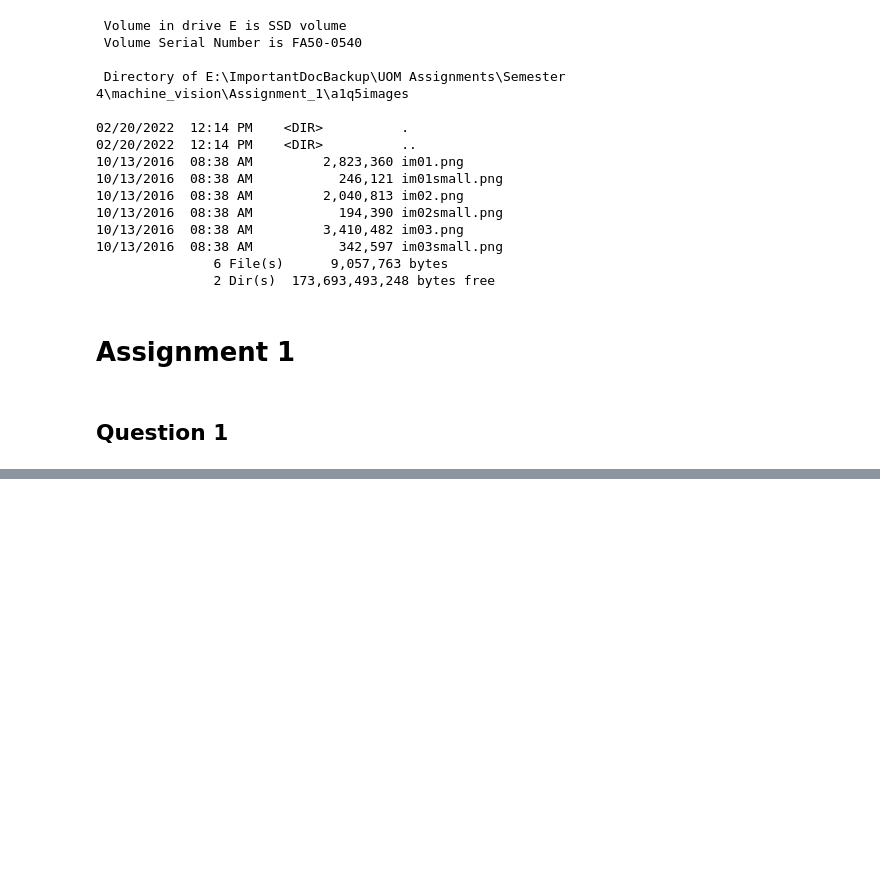
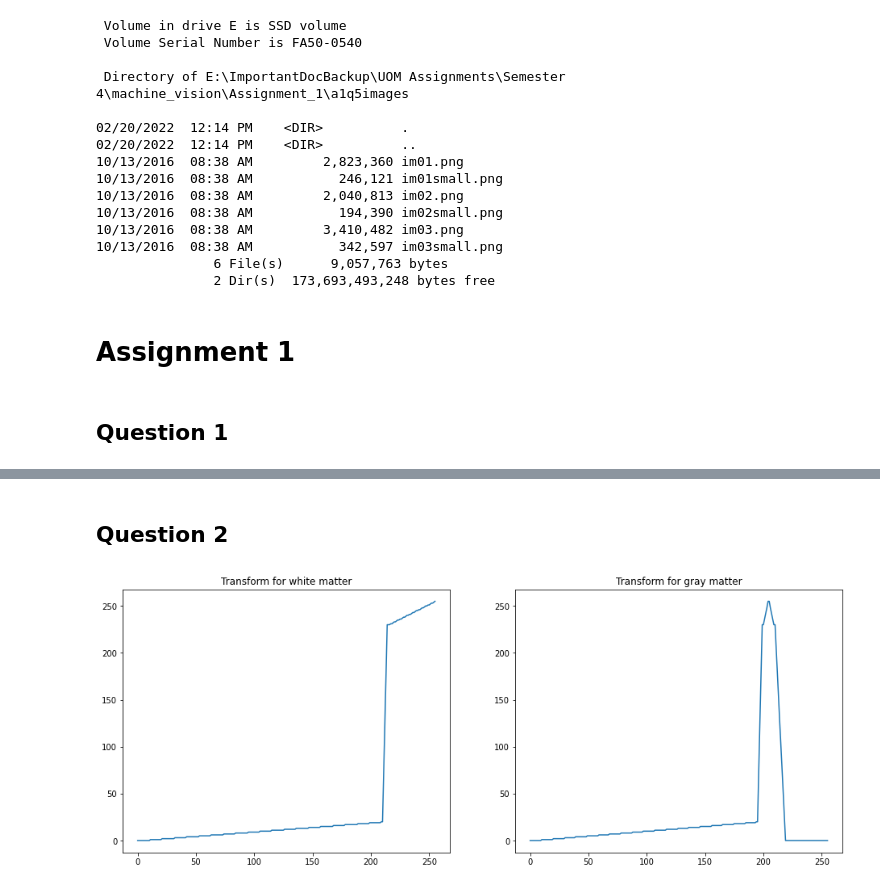
Before and after one commit to YSK-Machine-Vision-EN2550/Assignment_1, a Jupyter notebook: Book1.ipynb, the cells around one changed output, grey strips where cells are left out. Saved outputs shown, nothing was run; the diff lists cells and outputs as text; code cells hidden in the pictures; blank space fills up the shorter version.

Commit message:
Question 2 Done

```diff
--- a/Book1.ipynb
+++ b/Book1.ipynb
@@ -78,0 +85,28 @@ AttributeError: module 'cv2' has no attribute 'BGR2RGB'
+# %% [markdown]
+## Question 2
+# %%
+# creating trasnform
+t11 = np.linspace(0, 20, 210)
+t12 = np.linspace(20, 230, 5)
+t13 = np.linspace(230, 255, 41)
+
+transform1 = np.concatenate((t11, t12, t13), axis = 0).astype(np.uint8)
+
+t21 = np.linspace(0, 20, 195)
+t22 = np.linspace(20, 230, 5) # 200
+t23 = np.linspace(230, 255,5) # 205
+t24 = np.linspace(255, 230, 5) # 210
+t25 = np.linspace(230, 0, 10)
+t26 = np.linspace(0,0, 36)
+
+transform2 = np.concatenate((t21, t22, t23, t24, t25, t26), axis = 0).astype(np.uint8)
+assert len(transform1) == 256 and len(transform2) == 256
+
+_, ax = plt.subplots(1,2, figsize = (16, 6))
+ax[0].set_title("Transform for white matter")
+ax[0].plot(transform1)
+ax[1].set_title("Transform for gray matter")
+ax[1].plot(transform2)
+plt.show()
+# %% [output]
+[figure, added]
```
Also changed, not shown: parts of 3 cells of this notebook, 1 other file.
